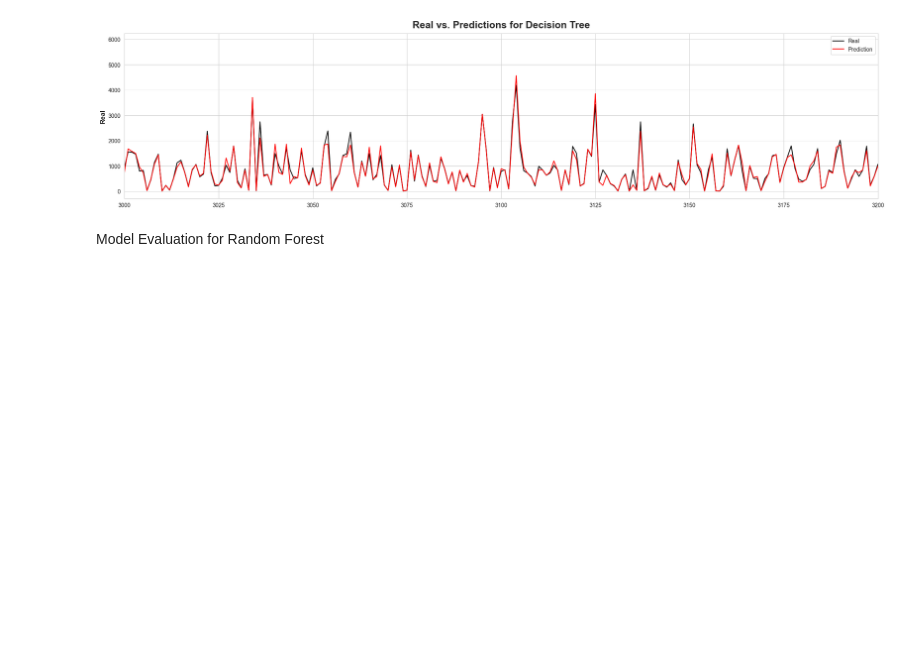
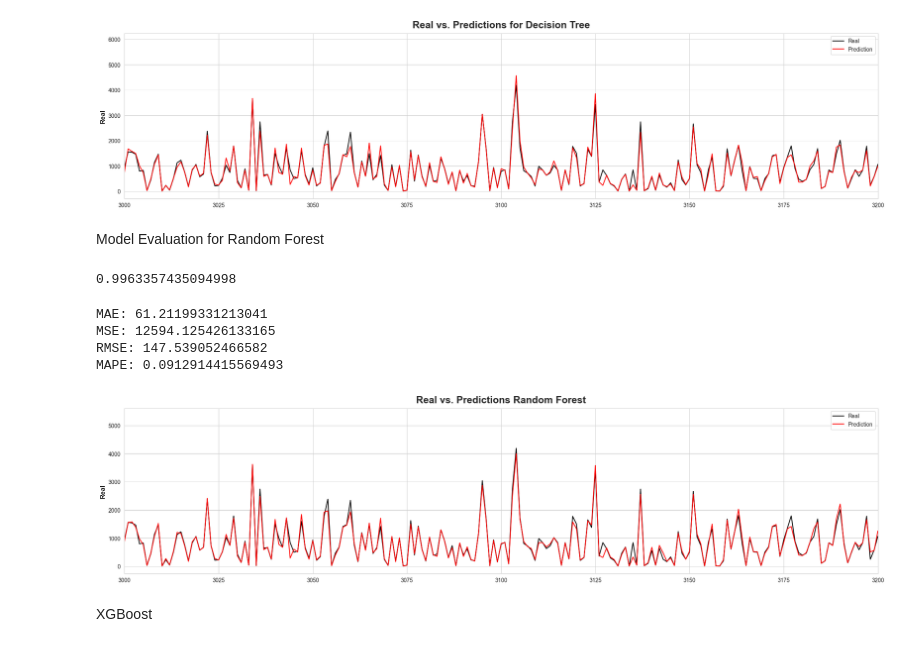
Before and after one commit to omjadhav9271/Forecasting-Sales, a Jupyter notebook: nb01.ipynb, the cells around one changed output. Drawn from its saved outputs; the diff is of its cells as text; code cells hidden in the pictures; blank space fills up the shorter version.

Commit message:
Update nb01.ipynb
Model Evaluation for Random Forest, XGBoost partial work

```diff
--- a/nb01.ipynb
+++ b/nb01.ipynb
@@ -491,3 +491,33 @@ plt.show()
 [figure]
 # %% [markdown]
 Model Evaluation for Random Forest
+# %%
+y_test_pred = rf.predict(x_test_scaled)
+y_test_pred = y_test_pred.flatten()
+final_df2 = pd.DataFrame(np.hstack((y_test_pred[:, np.newaxis], y_test[:, np.newaxis])), columns=['Prediction', 'Real'])
+# %%
+acc_train = rf.score(x_train_scaled,y_train)
+print(acc_train)
+# %% [output]
+0.9963357435094998
+# %%
+print(f'MAE: {mean_absolute_error(final_df2["Prediction"],final_df2["Real"])}')
+print(f'MSE: {mean_squared_error(final_df2["Prediction"],final_df2["Real"])}')
+print(f'RMSE: {np.sqrt(mean_squared_error(final_df1["Prediction"],final_df1["Real"]))}')
+print(f'MAPE: {mean_absolute_percentage_error(y_test, y_test_pred)}')
+# %% [output]
+MAE: 61.21199331213041
+MSE: 12594.125426133165
+RMSE: 147.539052466582
+MAPE: 0.0912914415569493
+# %%
+fig, ax = plt.subplots(figsize=(20, 5))
+sns.lineplot(x=range(len(final_df2['Real'])) ,y=final_df2['Real'],color='black',label='Real')
+sns.lineplot(x=range(len(final_df2['Prediction'])),y=final_df2['Prediction'],color='red',label='Prediction')
+ax.set_xlim([3000,3200])
+plt.title('Real vs. Predictions Random Forest')
+plt.show()
+# %% [output]
+[figure, added]
+# %% [markdown]
+XGBoost
```
Also changed, not shown: parts of 9 cells of this notebook.
